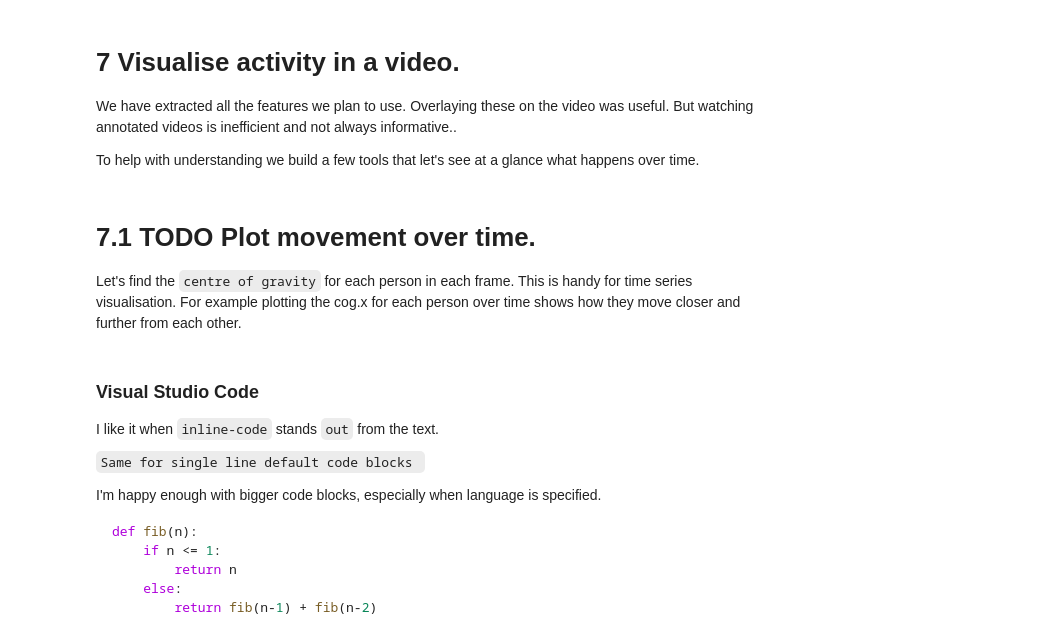
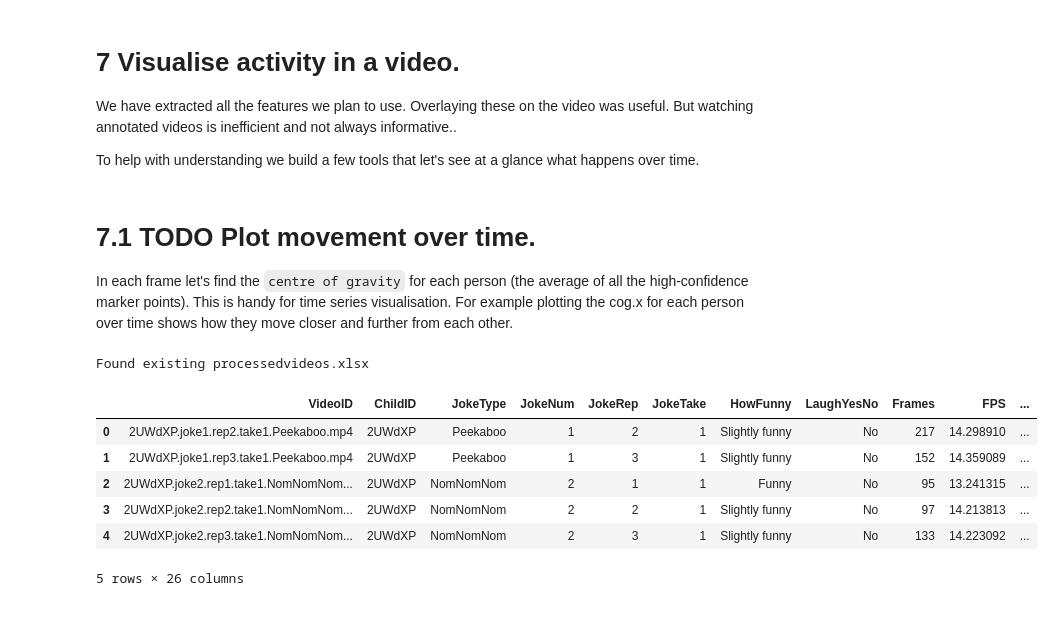
Before and after one commit to InfantLab/VideoAnnotator, a Jupyter notebook: code/07_ca_visualise_data.ipynb, the cells around one changed output. Cells and saved outputs as stored; diff of their text form; code cells hidden in the pictures; blank space fills up the shorter version.

````diff
--- a/code/07_ca_visualise_data.ipynb
+++ b/code/07_ca_visualise_data.ipynb
@@ -8,4 +8,4 @@ To help with understanding we build a few tools that let's see at a glance what
 # %% [markdown]
 # 7.1  TODO Plot movement over time.
 
-Let's find the `centre of gravity` for each person in each frame. This is handy for time series visualisation. For example plotting the cog.x for each person over time shows how they move closer and further from each other.
+In each frame let's find the `centre of gravity` for each person (the average of all the high-confidence marker points). This is handy for time series visualisation. For example plotting the cog.x for each person over time shows how they move closer and further from each other.
@@ -30,15 +11,0 @@ print(avgx, avgy)
-# %% [markdown]
-### Visual Studio Code
-
-I like it when `inline-code` stands `out` from the text.
-
-```Same for single line default code blocks ```
-
-I'm happy enough with bigger code blocks, especially when language is specified.
-```python
-def fib(n):
-    if n <= 1:
-        return n
-    else:
-        return fib(n-1) + fib(n-2)
-```
@@ -51,0 +19,24 @@ def fib(n):
+# %%
+videos_in = r"..\LookitLaughter.test"
+data_out = r"..\data\1_interim"
+videos_out = r"..\data\2_final"
+
+#a couple of files for testing
+VIDEO_FILE  = os.path.join(videos_in, "2UWdXP.joke1.rep2.take1.Peekaboo.mp4")
+VIDEO_FILE2 = os.path.join(videos_in, "2UWdXP.joke2.rep1.take1.NomNomNom.mp4")
+AUDIO_FILE = os.path.join(data_out, "2UWdXP.joke1.rep2.take1.Peekaboo.wav")
+SPEECH_FILE = os.path.join(data_out, "2UWdXP.joke1.rep2.take1.Peekaboo.json")
+
+testset = [VIDEO_FILE, VIDEO_FILE2]
+
+processedvideos = utils.getprocessedvideos(data_out)
+processedvideos.head()
+# %% [output]
+Found existing processedvideos.xlsx
+|  | VideoID | ChildID | JokeType | JokeNum | JokeRep | JokeTake | HowFunny | LaughYesNo | Frames | FPS | ... |
+| 0 | 2UWdXP.joke1.rep2.take1.Peekaboo.mp4 | 2UWdXP | Peekaboo | 1 | 2 | 1 | Slightly funny | No | 217 | 14.298910 | ... |
+| 1 | 2UWdXP.joke1.rep3.take1.Peekaboo.mp4 | 2UWdXP | Peekaboo | 1 | 3 | 1 | Slightly funny | No | 152 | 14.359089 | ... |
+| 2 | 2UWdXP.joke2.rep1.take1.NomNomNom... | 2UWdXP | NomNomNom | 2 | 1 | 1 | Funny | No | 95 | 13.241315 | ... |
+| 3 | 2UWdXP.joke2.rep2.take1.NomNomNom... | 2UWdXP | NomNomNom | 2 | 2 | 1 | Slightly funny | No | 97 | 14.213813 | ... |
+| 4 | 2UWdXP.joke2.rep3.take1.NomNomNom... | 2UWdXP | NomNomNom | 2 | 3 | 1 | Slightly funny | No | 133 | 14.223092 | ... |
+5 rows × 26 columns
````
Also changed, not shown: parts of 8 cells of this notebook, 7 other files.
